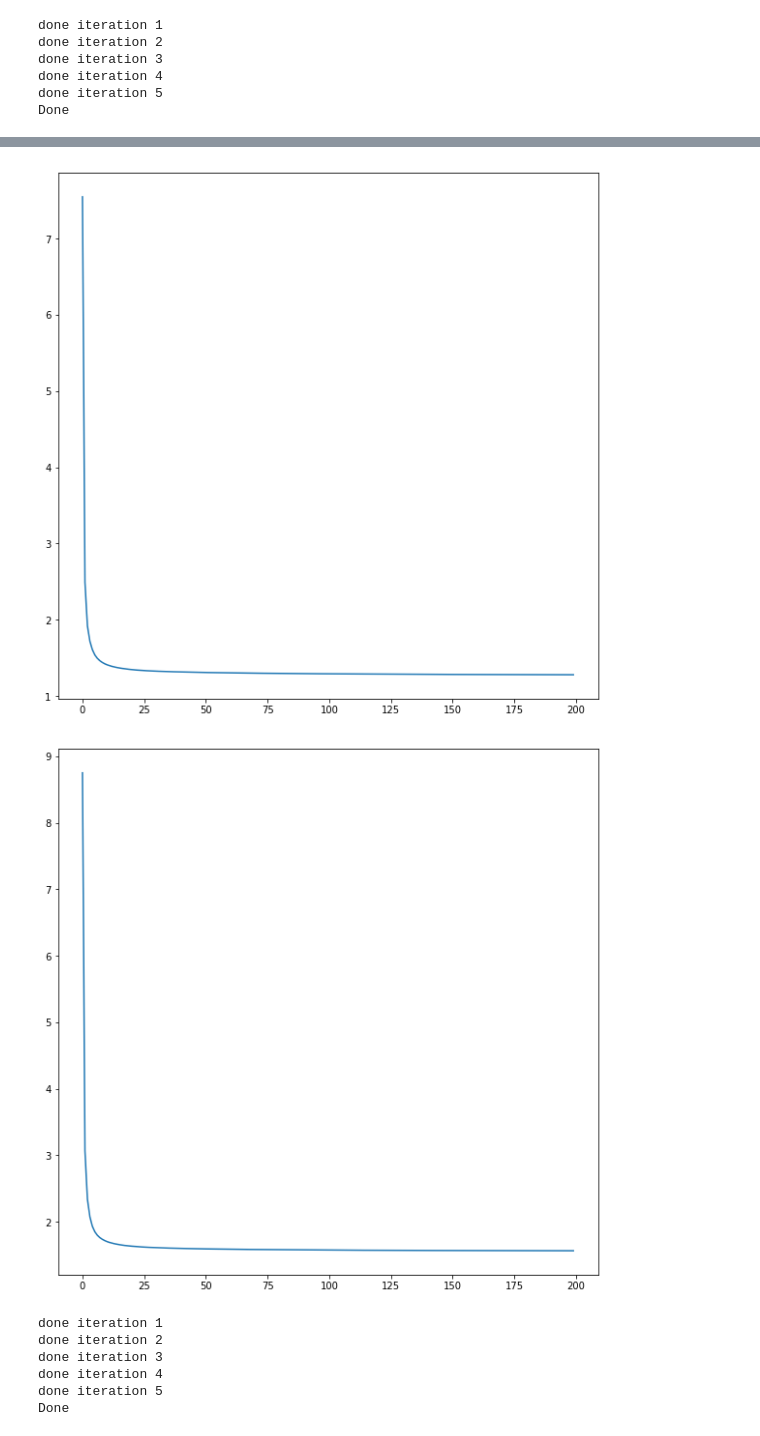
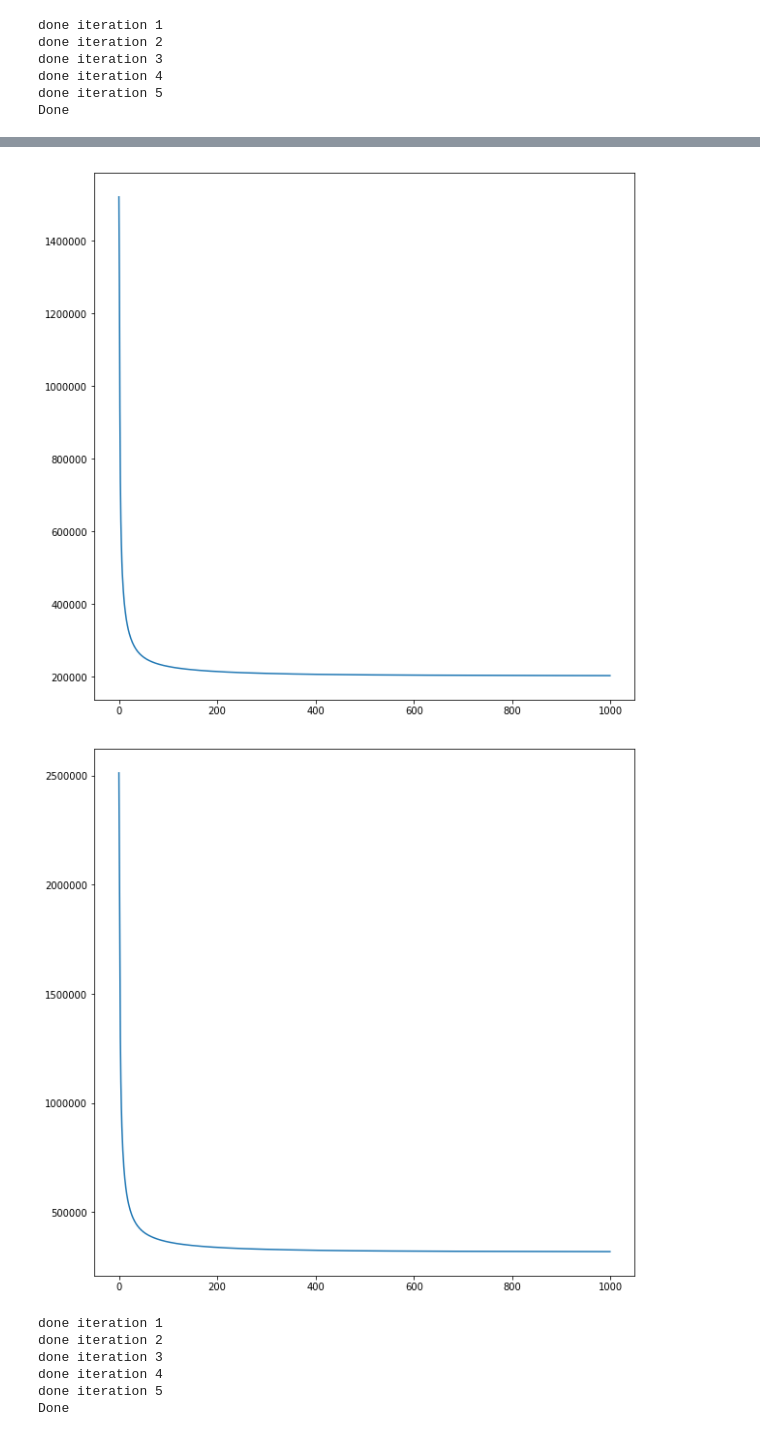
Before and after one commit to harveyslash/Deep-Image-Analogy-PyTorch, a Jupyter notebook: notebooks/Deep Image Analogy-Copy1.ipynb, the cells around one changed output, grey strips where cells are left out. Drawn from its saved outputs; the diff is of its cells as text; code cells hidden in the pictures.

```diff
--- a/notebooks/Deep Image Analogy-Copy1.ipynb
+++ b/notebooks/Deep Image Analogy-Copy1.ipynb
@@ -282,9 +410,13 @@ r3_a = get_deconvoluted_feat(warped_feat4a,4)
 # %%
+model.model = model.model.cpu()
 feat3a = model.get_features_for_layer(imga,layer_num=11)
 feat3bb = model.get_features_for_layer(imgbb,layer_num=11)
 # %%
-feat3aa = blend_features(feat3a,r3_bb)
-feat3b = blend_features(feat3bb,r3_a)
+feat3aa = blend_features(feat3a,r3_bb,alpha=.7,use_sigmoid=False)
+feat3b =  blend_features(feat3bb,r3_a,alpha=.7,use_sigmoid=False)
+
+# feat3aa = r3_bb
+# feat3b = r3_a
 # %%
 feat3a_norm = normalize_feat_map(feat3a)
 feat3bb_norm = normalize_feat_map(feat3bb)
@@ -292,10 +424,10 @@ feat3bb_norm = normalize_feat_map(feat3bb)
 feat3aa_norm = normalize_feat_map(feat3aa)
 feat3b_norm = normalize_feat_map(feat3b)
 # %%
-pm3ab = PatchMatchOrig(feat3a_norm,feat3aa_norm,feat3bb_norm,feat3b_norm, 5)
-# pm4ab.nnf = upsample_nnf(nnf=pm5ab.nnf,size=(28,28))
+pm3ab = PatchMatchOrig(feat3a_norm,feat3aa_norm,feat3b_norm,feat3bb_norm, 3)
+pm3ab.nnf = upsample_nnf(nnf=pm4ab.nnf,size=56)
 
-pm3ab.propagate(iters=5,rand_search_radius=5)
+pm3ab.propagate(iters=5,rand_search_radius=4)
 # %% [output]
 done iteration 1
 done iteration 2
@@ -311,8 +443,8 @@ plt.imshow(Utils.deprocess_image(Utils.reconstruct_image(img_a=imgbb_raw,pm=pm3a
 # %%
-pm3ba = PatchMatchOrig(feat3bb_norm,feat3b_norm,feat3a_norm,feat3aa_norm, 5)
-# pm4ab.nnf = upsample_nnf(nnf=pm5ab.nnf,size=(28,28))
+pm3ba = PatchMatchOrig(feat3bb_norm,feat3b_norm,feat3aa_norm,feat3a_norm, 5)
+pm3ba.nnf = upsample_nnf(nnf=pm4ba.nnf,size=56)
 
-pm3ba.propagate(iters=5,rand_search_radius=5)
+pm3ba.propagate(iters=5,rand_search_radius=4)
 plt.imshow(Utils.deprocess_image(Utils.reconstruct_image(img_a=imga_raw,pm=pm3ba)))
 # %% [output]
 done iteration 1
@@ -326,10 +458,10 @@ Done
 # %%
 warped_feat3bb = Utils.reconstruct_image(feat3bb,pm=pm3ab)
 warped_feat3a = Utils.reconstruct_image(feat3a,pm=pm3ba)
 
-r2_bb = get_deconvoluted_feat(warped_feat3bb,3)
-r2_a = get_deconvoluted_feat(warped_feat3a,3)
+r2_bb = get_deconvoluted_feat(warped_feat3bb,3,iters=1000)
+r2_a = get_deconvoluted_feat(warped_feat3a,3,iters=1000)
 # %% [output]
-[figure, old version]
+[figure, new version]
-[figure, old version]
+[figure, new version]
 # %%
```
Also changed, not shown: parts of 36 cells of this notebook, 1 other file.
